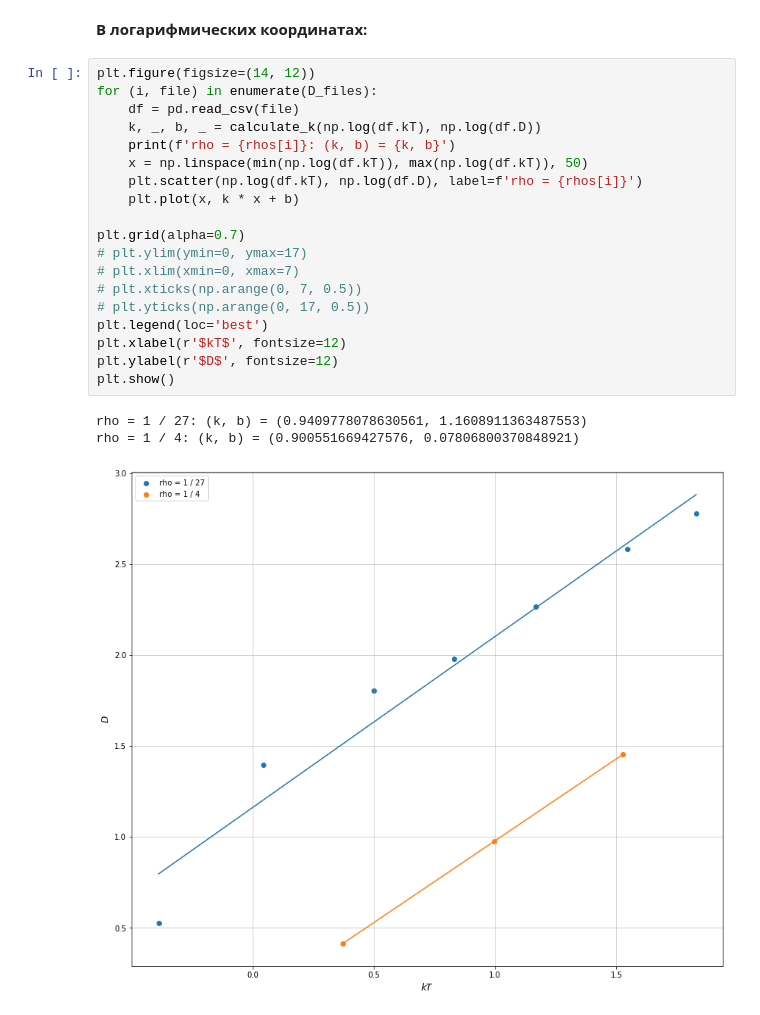
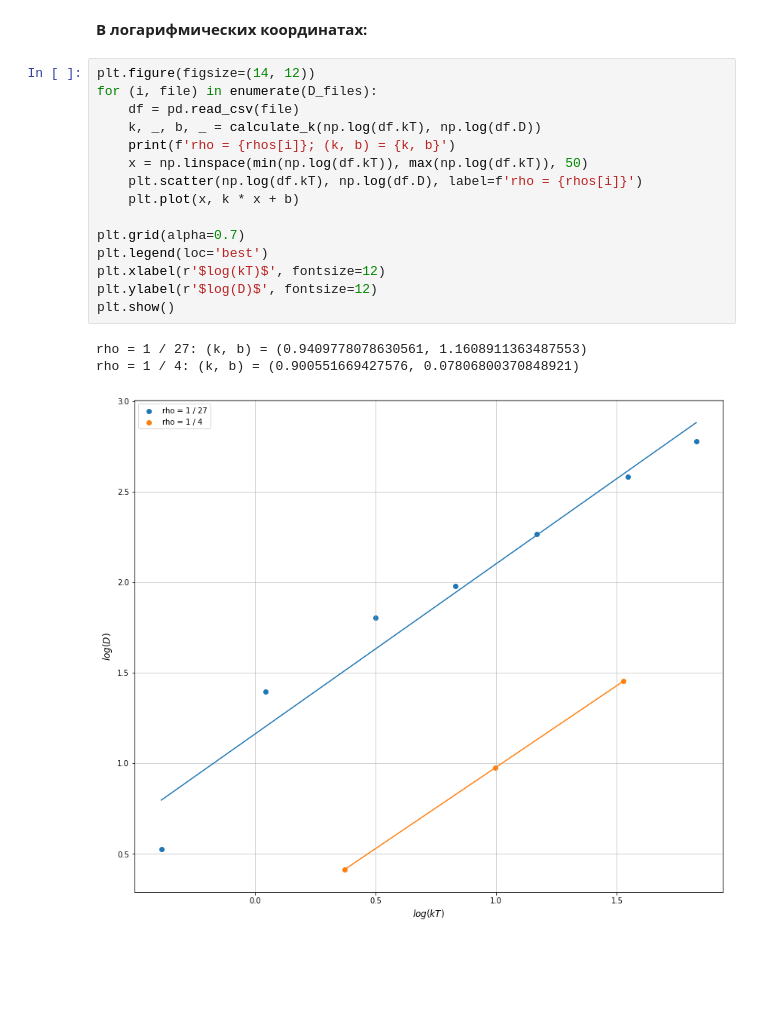
Before and after one commit to Alphonsce/molecular_modeling, a Jupyter notebook: python_realization/final_plotting.ipynb, the cells around one changed output. Drawn from its saved outputs; the diff is of its cells as text; blank space fills up the shorter version.

```diff
--- a/python_realization/final_plotting.ipynb
+++ b/python_realization/final_plotting.ipynb
@@ -636,23 +638,19 @@ plt.show()
 # %%
 plt.figure(figsize=(14, 12))
 for (i, file) in enumerate(D_files):
     df = pd.read_csv(file)
     k, _, b, _ = calculate_k(np.log(df.kT), np.log(df.D))
-    print(f'rho = {rhos[i]}: (k, b) = {k, b}')
+    print(f'rho = {rhos[i]}; (k, b) = {k, b}')
     x = np.linspace(min(np.log(df.kT)), max(np.log(df.kT)), 50)
     plt.scatter(np.log(df.kT), np.log(df.D), label=f'rho = {rhos[i]}')
     plt.plot(x, k * x + b)
 
 plt.grid(alpha=0.7)
-# plt.ylim(ymin=0, ymax=17)
-# plt.xlim(xmin=0, xmax=7)
-# plt.xticks(np.arange(0, 7, 0.5))
-# plt.yticks(np.arange(0, 17, 0.5))
 plt.legend(loc='best')
-plt.xlabel(r'$kT$', fontsize=12)
-plt.ylabel(r'$D$', fontsize=12)
+plt.xlabel(r'$log(kT)$', fontsize=12)
+plt.ylabel(r'$log(D)$', fontsize=12)
 plt.show()
 # %% [output]
 rho = 1 / 27: (k, b) = (0.9409778078630561, 1.1608911363487553)
 rho = 1 / 4: (k, b) = (0.900551669427576, 0.07806800370848921)
-[figure, old version]
+[figure, new version]
```
Also changed, not shown: parts of 7 cells of this notebook, 2 other files.
